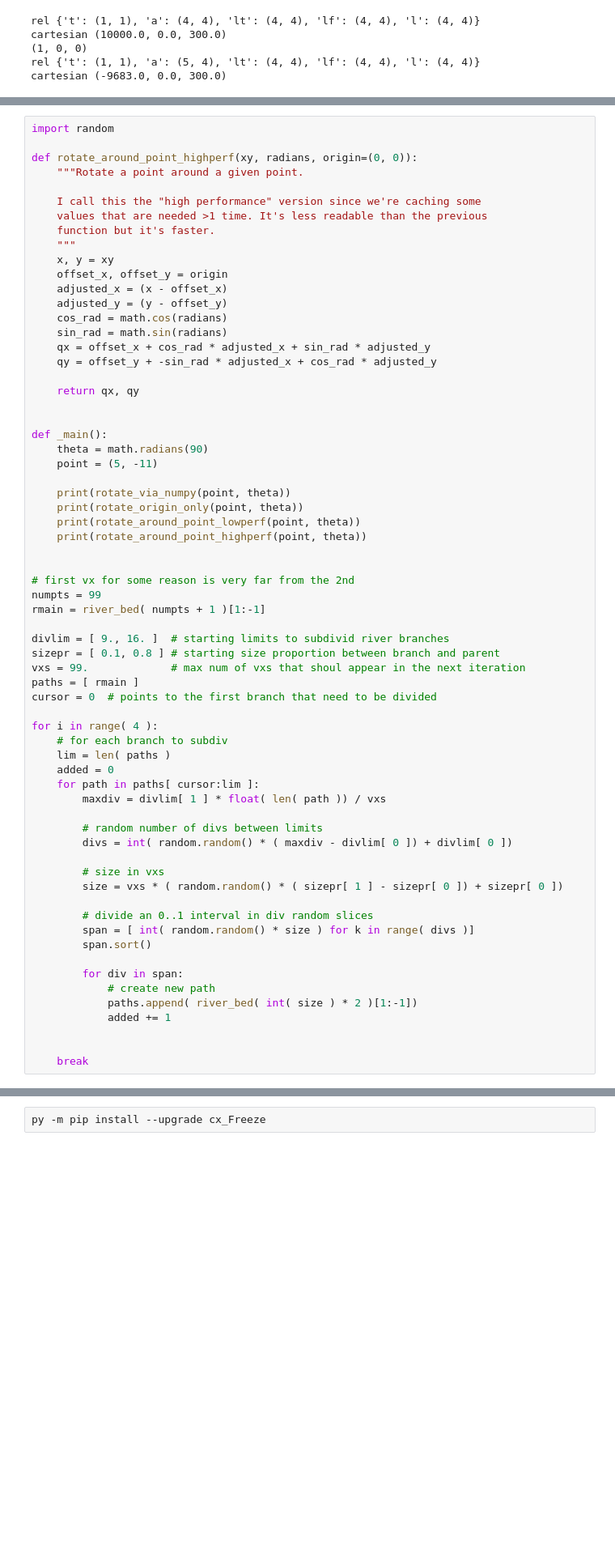
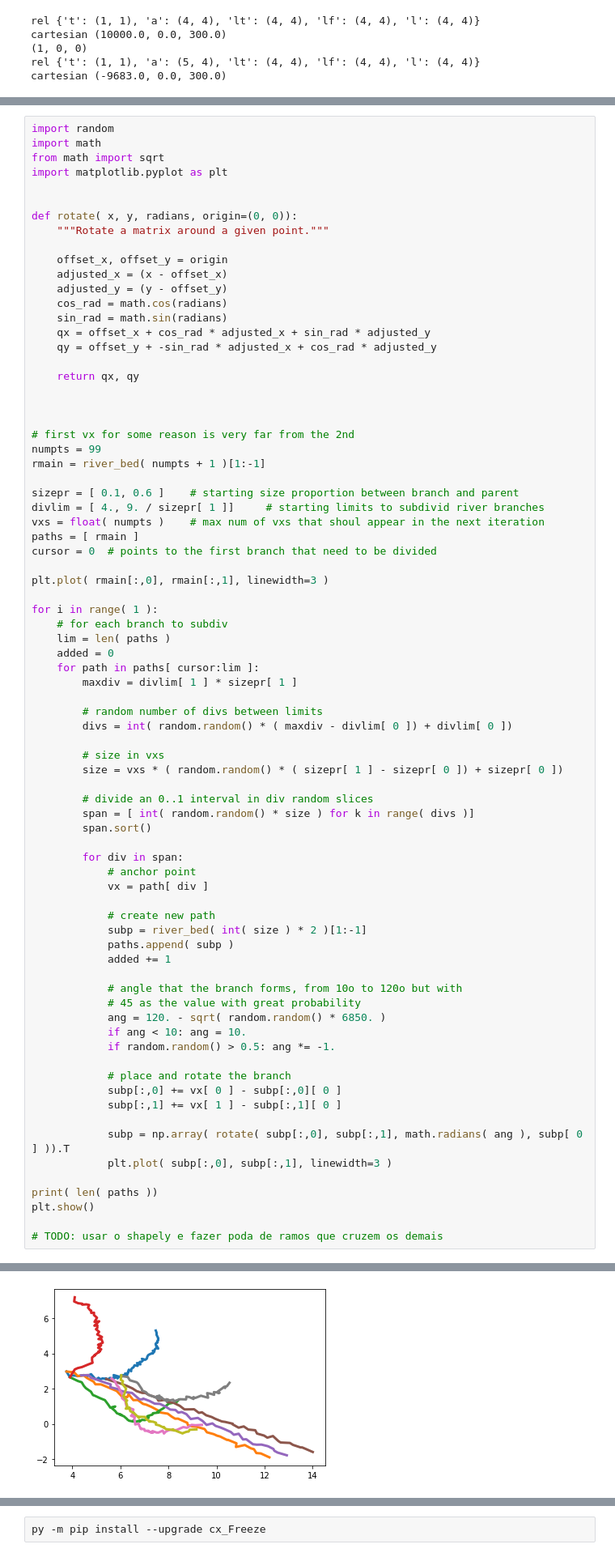
Before and after one commit to casson-projects-2020/active-bolt, a Jupyter notebook: 3d_engines_essays/skin-fork-3D.ipynb, the cells around one changed output, grey strips where cells are left out. Shown at 81% size. Saved outputs shown, nothing was run; the diff lists cells and outputs as text; blank space fills up the shorter version.

```diff
--- a/3d_engines_essays/skin-fork-3D.ipynb
+++ b/3d_engines_essays/skin-fork-3D.ipynb
@@ -1169,15 +1166,14 @@ Uma vez completado o algoritmo acima, que desenha o path original do rio, o prox
     - assume a lista futura de paths
 # %%
 import random
+import math
+from math import sqrt
+import matplotlib.pyplot as plt
 
-def rotate_around_point_highperf(xy, radians, origin=(0, 0)):
-    """Rotate a point around a given point.
 
-    I call this the "high performance" version since we're caching some
-    values that are needed >1 time. It's less readable than the previous
-    function but it's faster.
-    """
-    x, y = xy
+def rotate( x, y, radians, origin=(0, 0)):
+    """Rotate a matrix around a given point."""
+
     offset_x, offset_y = origin
     adjusted_x = (x - offset_x)
     adjusted_y = (y - offset_y)
@@ -1189,32 +1185,25 @@ def rotate_around_point_highperf(xy, radians, origin=(0, 0)):
     return qx, qy
 
 
-def _main():
-    theta = math.radians(90)
-    point = (5, -11)
-
-    print(rotate_via_numpy(point, theta))
-    print(rotate_origin_only(point, theta))
-    print(rotate_around_point_lowperf(point, theta))
-    print(rotate_around_point_highperf(point, theta))
-
 
 # first vx for some reason is very far from the 2nd
 numpts = 99
 rmain = river_bed( numpts + 1 )[1:-1]
 
-divlim = [ 9., 16. ]  # starting limits to subdivid river branches
-sizepr = [ 0.1, 0.8 ] # starting size proportion between branch and parent
-vxs = 99.             # max num of vxs that shoul appear in the next iteration
+sizepr = [ 0.1, 0.6 ]    # starting size proportion between branch and parent
+divlim = [ 4., 9. / sizepr[ 1 ]]     # starting limits to subdivid river branches
+vxs = float( numpts )    # max num of vxs that shoul appear in the next iteration
 paths = [ rmain ]
 cursor = 0  # points to the first branch that need to be divided
 
-for i in range( 4 ):
+plt.plot( rmain[:,0], rmain[:,1], linewidth=3 )
+
+for i in range( 1 ):
     # for each branch to subdiv
     lim = len( paths )
     added = 0
     for path in paths[ cursor:lim ]:
-        maxdiv = divlim[ 1 ] * float( len( path )) / vxs
+        maxdiv = divlim[ 1 ] * sizepr[ 1 ]
 
         # random number of divs between limits
         divs = int( random.random() * ( maxdiv - divlim[ 0 ]) + divlim[ 0 ])
@@ -1227,10 +1216,29 @@ for i in range( 4 ):
         span.sort()
 
         for div in span:
+            # anchor point
+            vx = path[ div ]
+
             # create new path
-            paths.append( river_bed( int( size ) * 2 )[1:-1])
+            subp = river_bed( int( size ) * 2 )[1:-1]
+            paths.append( subp )
             added += 1
 
+            # angle that the branch forms, from 10o to 120o but with
+            # 45 as the value with great probability
+            ang = 120. - sqrt( random.random() * 6850. )
+            if ang < 10: ang = 10.
+            if random.random() > 0.5: ang *= -1.
 
-    break
+            # place and rotate the branch
+            subp[:,0] += vx[ 0 ] - subp[:,0][ 0 ]
+            subp[:,1] += vx[ 1 ] - subp[:,1][ 0 ]
+
+            subp = np.array( rotate( subp[:,0], subp[:,1], math.radians( ang ), subp[ 0 ] )).T
+            plt.plot( subp[:,0], subp[:,1], linewidth=3 )
+
+print( len( paths ))
+plt.show()
+
+# TODO: usar o shapely e fazer poda de ramos que cruzem os demais
 # %% [output]
@@ -1238,3 +1246,4 @@ for i in range( 4 ):
+[figure, added]
 # %% [markdown]
 <h1 style="letter-spacing:0px;">Editor de salas</h1>
 
```
Also changed, not shown: parts of 5 cells of this notebook.
